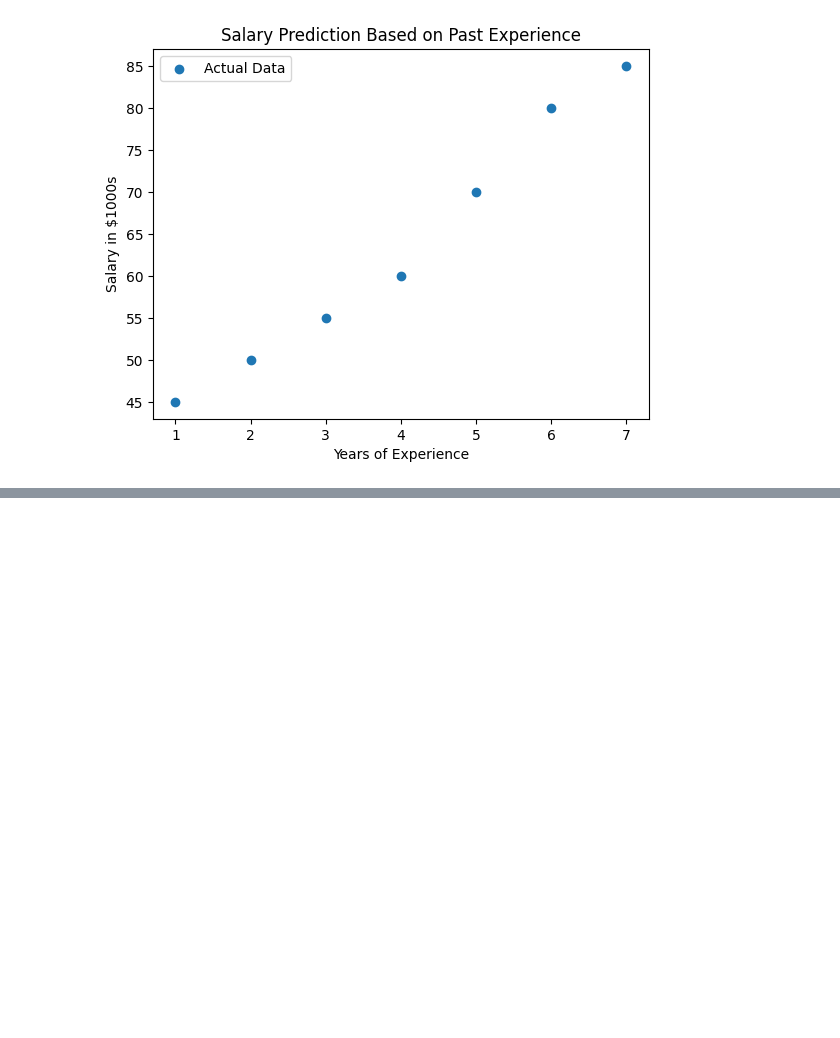
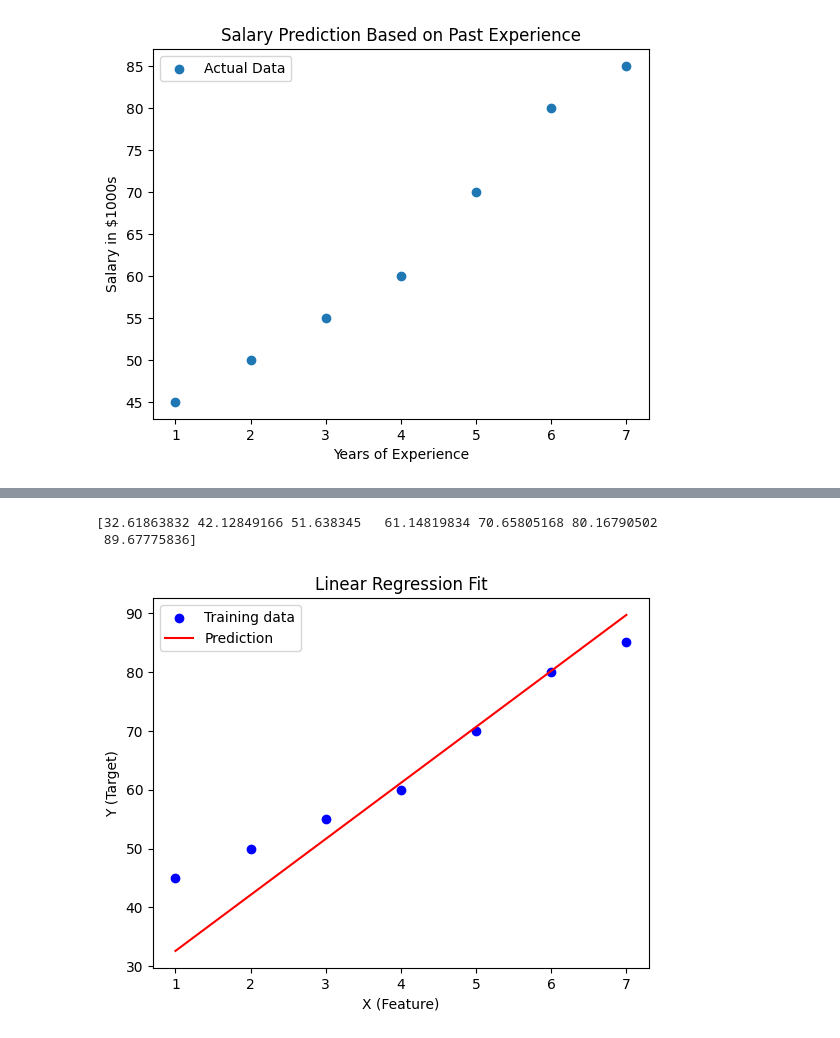
Before and after one commit to Maria-Farooq534/Machine_Learning, a Jupyter notebook: supervised_learning/Linear_regression/linear_regression_1_need_to_optimize.ipynb, the cells around one changed output, grey strips where cells are left out. Drawn from its saved outputs; the diff is of its cells as text; code cells hidden in the pictures; blank space fills up the shorter version.

```diff
--- a/supervised_learning/Linear_regression/linear_regression_1_need_to_optimize.ipynb
+++ b/supervised_learning/Linear_regression/linear_regression_1_need_to_optimize.ipynb
@@ -107,0 +187,22 @@ print(cost_1)
+# %%
+# Now use Linear regression model with final parameters w and b
+
+prediction = predict_output(X_train , w_final, b_final)
+print(prediction)
+# %% [output]
+[32.61863832 42.12849166 51.638345   61.14819834 70.65805168 80.16790502
+ 89.67775836]
+# %%
+# Plot training data
+plt.scatter(X_train, Y_train, c="b", label="Training data")
+
+# Plot prediction line
+plt.plot(X_train, prediction, c="r", label="Prediction")
+
+plt.xlabel("X (Feature)")
+plt.ylabel("Y (Target)")
+plt.title("Linear Regression Fit")
+plt.legend()
+plt.show()
+# %% [output]
+[figure, added]
```
Also changed, not shown: parts of 8 cells of this notebook.
